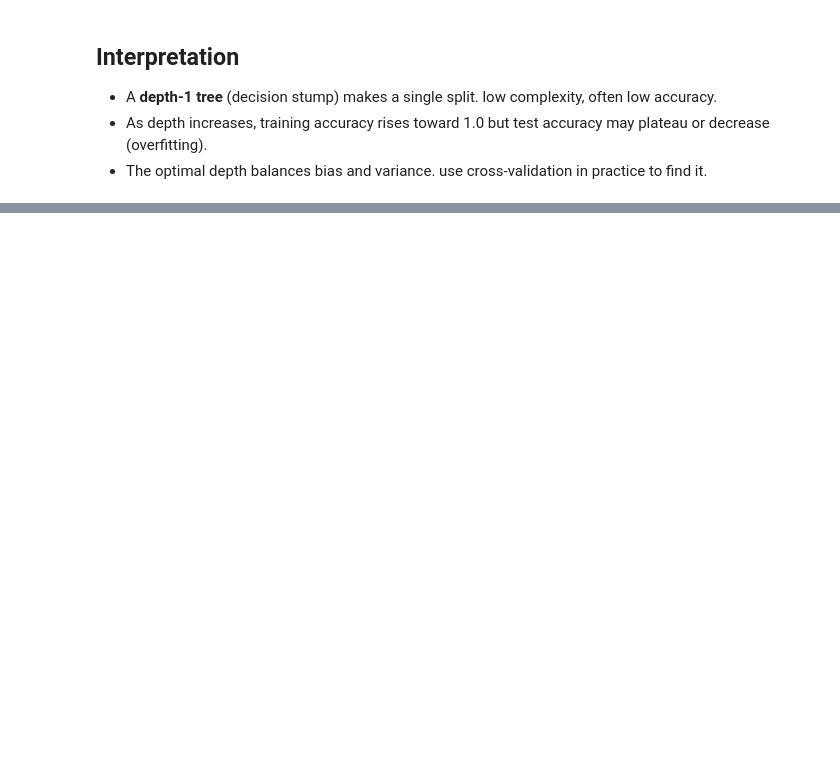
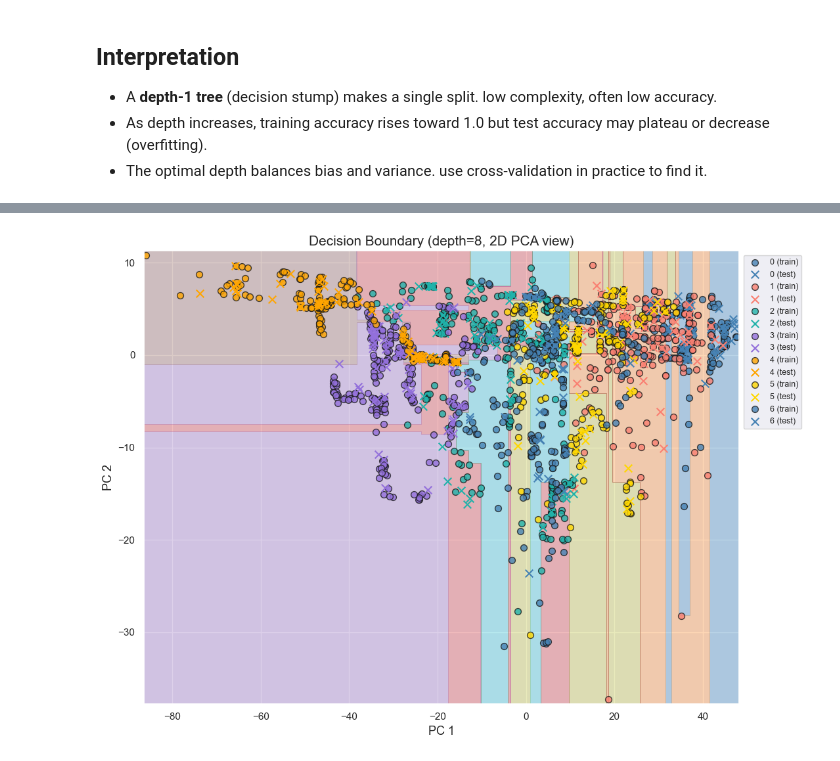
Before and after one commit to GraceYang9127/CMOR438Final, a Jupyter notebook: examples/Supervised Learning/Decision Trees/decision_tree.ipynb, the cells around one changed output, grey strips where cells are left out. Saved outputs shown, nothing was run; the diff lists cells and outputs as text; code cells hidden in the pictures; blank space fills up the shorter version.

```diff
--- a/examples/Supervised Learning/Decision Trees/decision_tree.ipynb
+++ b/examples/Supervised Learning/Decision Trees/decision_tree.ipynb
@@ -98,0 +234,39 @@ plt.show()
+# %%
+from rice_ml.unsupervised_learning import PCA
+
+# Reduce to 2D for visualization
+pca2 = PCA(n_components=2).fit(X)
+X_2d_train = pca2.transform(X_train)
+X_2d_test  = pca2.transform(X_test)
+
+# Train a tree on the 2D projection
+clf_2d = DecisionTreeClassifier(max_depth=best_depth)
+clf_2d.fit(X_2d_train, y_train)
+
+# Build mesh grid over the 2D space
+h = 0.05
+x_min, x_max = X_2d_train[:, 0].min() - 0.5, X_2d_train[:, 0].max() + 0.5
+y_min, y_max = X_2d_train[:, 1].min() - 0.5, X_2d_train[:, 1].max() + 0.5
+xx, yy = np.meshgrid(np.arange(x_min, x_max, h), np.arange(y_min, y_max, h))
+Z = clf_2d.predict(np.c_[xx.ravel(), yy.ravel()]).reshape(xx.shape)
+
+plt.figure(figsize=(11, 8))
+plt.contourf(xx, yy, Z, alpha=0.3, cmap='tab10')
+scatter_colors = ['steelblue', 'salmon', 'lightseagreen', 'mediumpurple', 'orange', 'gold']
+for i, cls in enumerate(class_names):
+    mask_tr = y_train == i
+    mask_te = y_test  == i
+    plt.scatter(X_2d_train[mask_tr, 0], X_2d_train[mask_tr, 1],
+                color=scatter_colors[i % len(scatter_colors)],
+                edgecolors='k', marker='o', s=50, alpha=0.8, label=f'{cls} (train)')
+    plt.scatter(X_2d_test[mask_te, 0], X_2d_test[mask_te, 1],
+                color=scatter_colors[i % len(scatter_colors)],
+                edgecolors='k', marker='x', s=70, label=f'{cls} (test)')
+plt.xlabel('PC 1', fontsize=13)
+plt.ylabel('PC 2', fontsize=13)
+plt.title(f'Decision Boundary (depth={best_depth}, 2D PCA view)', fontsize=15)
+plt.legend(fontsize=9, bbox_to_anchor=(1, 1))
+plt.tight_layout()
+plt.show()
+# %% [output]
+[figure, added]
```
Also changed, not shown: parts of 9 cells of this notebook, 1 other file.
